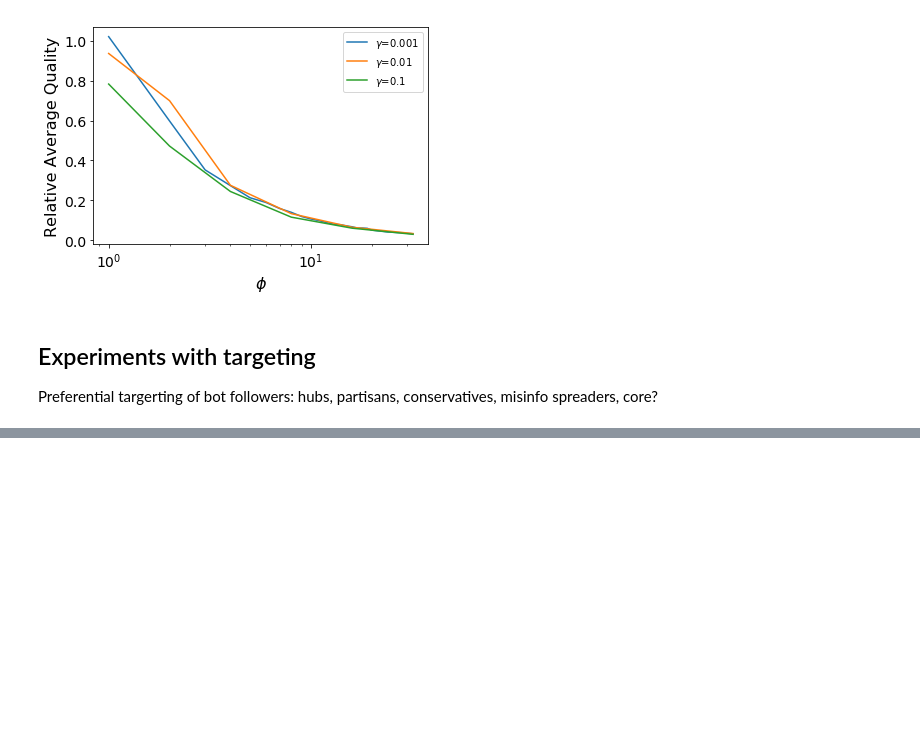
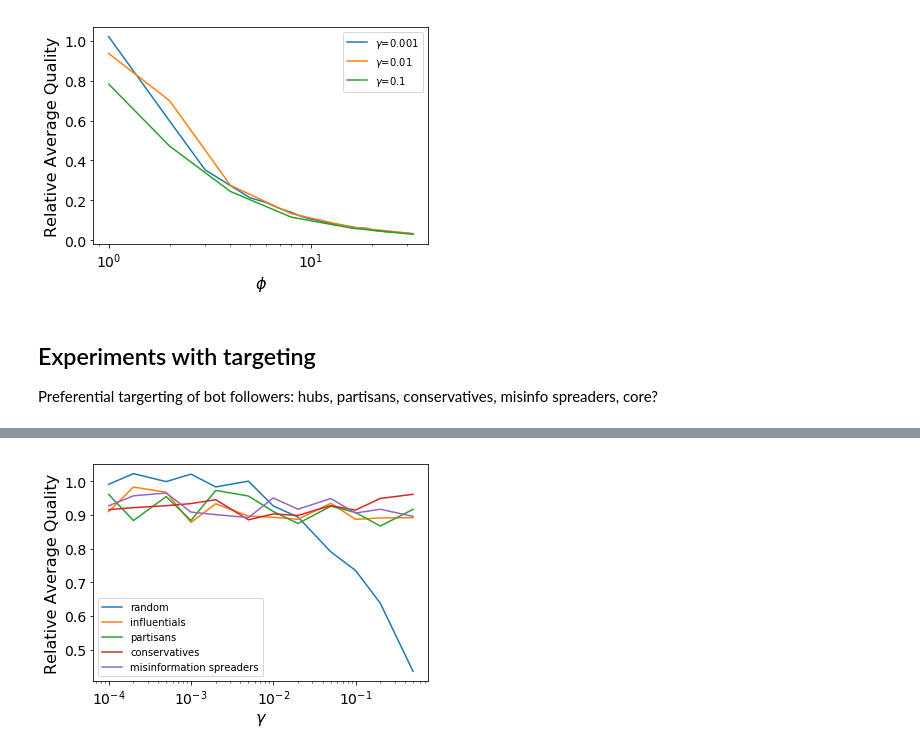
Before and after one commit to xiaodanlou/Manipulating-Online-Marketplace-of-Ideas, a Jupyter notebook: empirical_follower_network.ipynb, the cells around one changed output, grey strips where cells are left out. Cells and saved outputs as stored; diff of their text form; code cells hidden in the pictures; blank space fills up the shorter version.

Commit message:
empirical validation

```diff
--- a/empirical_follower_network.ipynb
+++ b/empirical_follower_network.ipynb
@@ -251,0 +296,7 @@ Fit empirical amplification and distributions, explore those parameter values
+# %%
+# PLOT AVG_Q vs GAMMA (infiltration) for different TARGETING
+plot_avg_quality(['gamma.csv', 'gamma_hubs.csv', 'gamma_partisans.csv', 'gamma_conservatives.csv', 'gamma_misinfo.csv'],
+                 ['random', 'influentials', 'partisans', 'conservatives', 'misinformation spreaders'],
+                 r'$\gamma$', path='../EmpiricalNet_followers/', log_flag=True)
+# %% [output]
+[figure, added]
```
Also changed, not shown: parts of 3 cells of this notebook, 3 other files.
